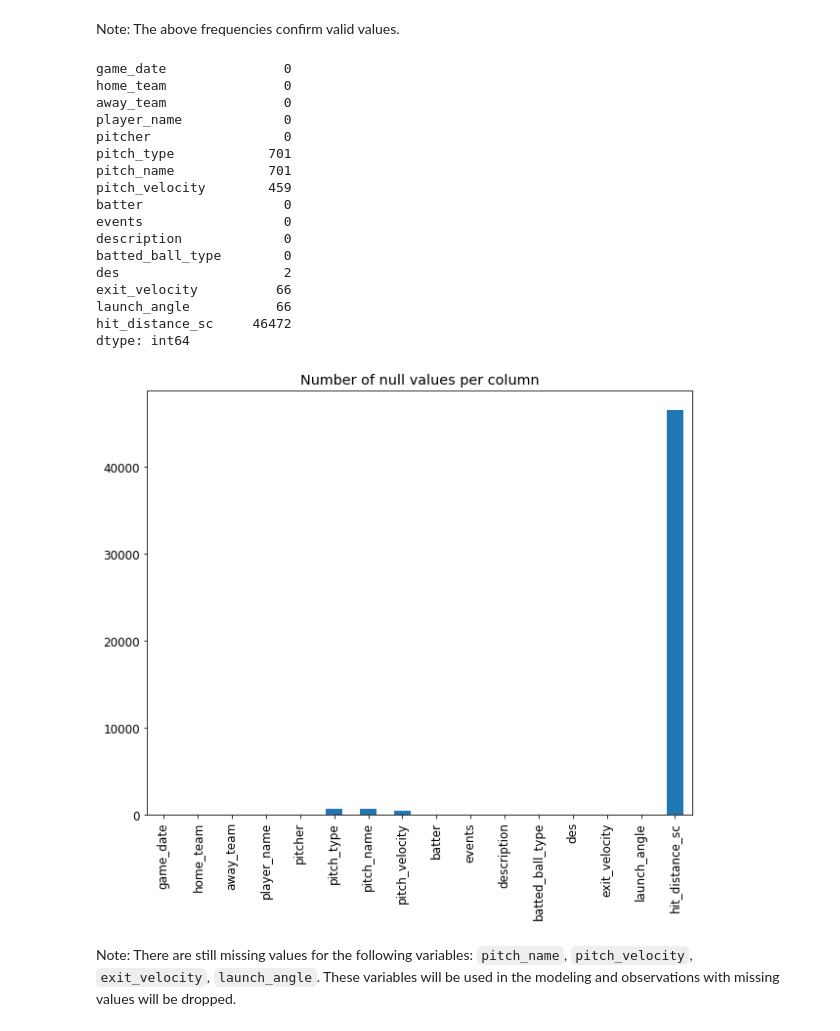
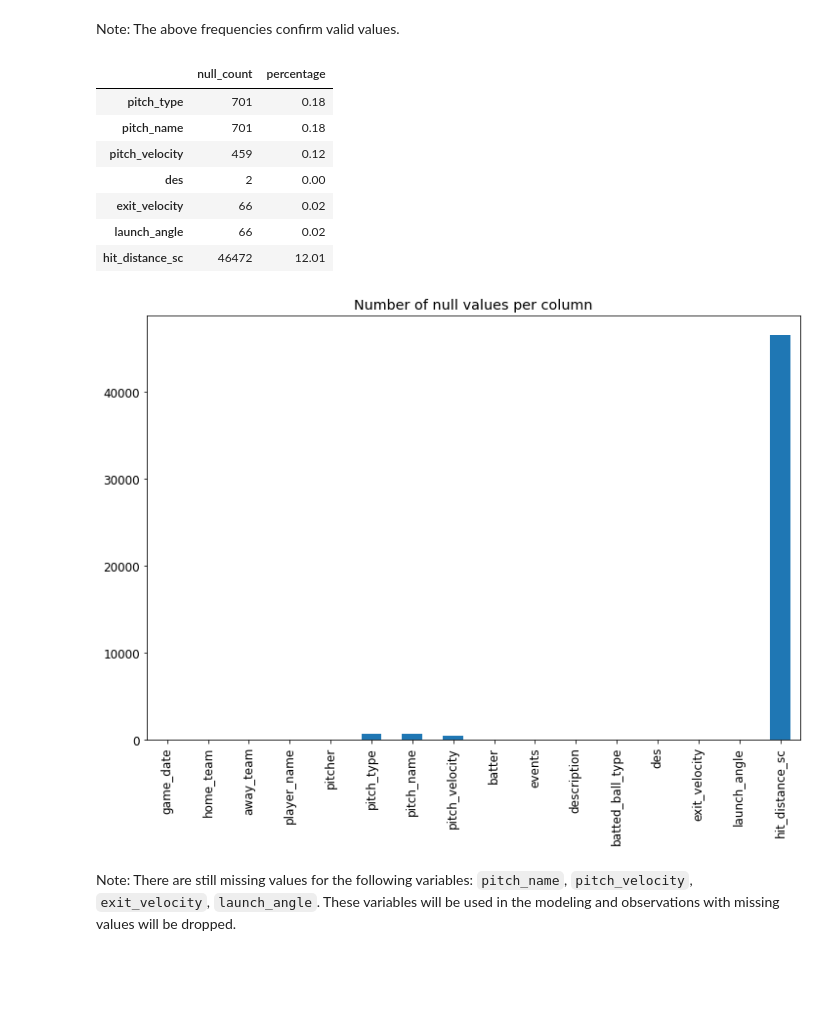
Before and after one commit to tweichle/Predicting-Baseball-Statistics, a Jupyter notebook: Classification/Support Vector Machine-Classification with Over-Sampling Implementation for Baseball Outcomes.ipynb, the cells around one changed output. Cells and saved outputs as stored; diff of their text form; code cells hidden in the pictures; blank space fills up the shorter version.

```diff
--- a/Classification/Support Vector Machine-Classification with Over-Sampling Implementation for Baseball Outcomes.ipynb
+++ b/Classification/Support Vector Machine-Classification with Over-Sampling Implementation for Baseball Outcomes.ipynb
@@ -95,7 +98,7 @@ statcast(start_dt=[yesterday's date], end_dt=None, team=None)
 ### Reading a File
 # %%
 # Create data path variable for loading data
-data_path = '/Users/yangweichle/Documents/GeneralAssembly/Projects/Datasets/'
+data_path = '/Users/yangweichle/Documents/Employment/TRAINING/DATA SCIENCE/PROJECTS/PredictingBaseballStatistics/Datasets'
 # %%
 # Read file into DataFrame
 # Note: header=0 disables the header from the file
@@ -461,32 +503,27 @@ pd.crosstab(all_MLB_teams2015_2017_new.events, all_MLB_teams2015_2017_new.batted
 Note: The above frequencies confirm valid values.
 # %%
 # Count the missing values in each column of a DataFrame - sum() works because True is 1 and False is 0
-all_MLB_teams2015_2017_new.isnull().sum()
+null_counts = all_MLB_teams2015_2017_new.isnull().sum()
+total_counts = all_MLB_teams2015_2017_new.isnull().count()
+missing_percentage = round(null_counts/total_counts*100, 2)
+missing_df = pd.DataFrame({'null_count': null_counts, 'percentage': missing_percentage})
+missing_df[missing_df.null_count > 0]
 # %% [output]
-game_date               0
-home_team               0
-away_team               0
-player_name             0
-pitcher                 0
-pitch_type            701
-pitch_name            701
-pitch_velocity        459
-batter                  0
-events                  0
-description             0
-batted_ball_type        0
-des                     2
-exit_velocity          66
-launch_angle           66
-hit_distance_sc     46472
-dtype: int64
+|  | null_count | percentage |
+| pitch_type | 701 | 0.18 |
+| pitch_name | 701 | 0.18 |
+| pitch_velocity | 459 | 0.12 |
+| des | 2 | 0.00 |
+| exit_velocity | 66 | 0.02 |
+| launch_angle | 66 | 0.02 |
+| hit_distance_sc | 46472 | 12.01 |
 # %%
 # Create a vertical bar plot by number of missing values per column using matplotlib
 # Note: figsize: a tuple (width, height) in inches
-all_MLB_teams2015_2017_new.isnull().sum().plot.bar(figsize=(10, 8));
+all_MLB_teams2015_2017_new.isnull().sum().plot.bar();
 plt.title('Number of null values per column');
 # %% [output]
-[figure, old version]
+[figure, new version]
 # %% [markdown]
 Note: There are still missing values for the following variables: `pitch_name`, `pitch_velocity`, `exit_velocity`, `launch_angle`. These variables will be used in the modeling and observations with missing values will be dropped.
 # %% [markdown]
```
Also changed, not shown: parts of 80 cells of this notebook.
